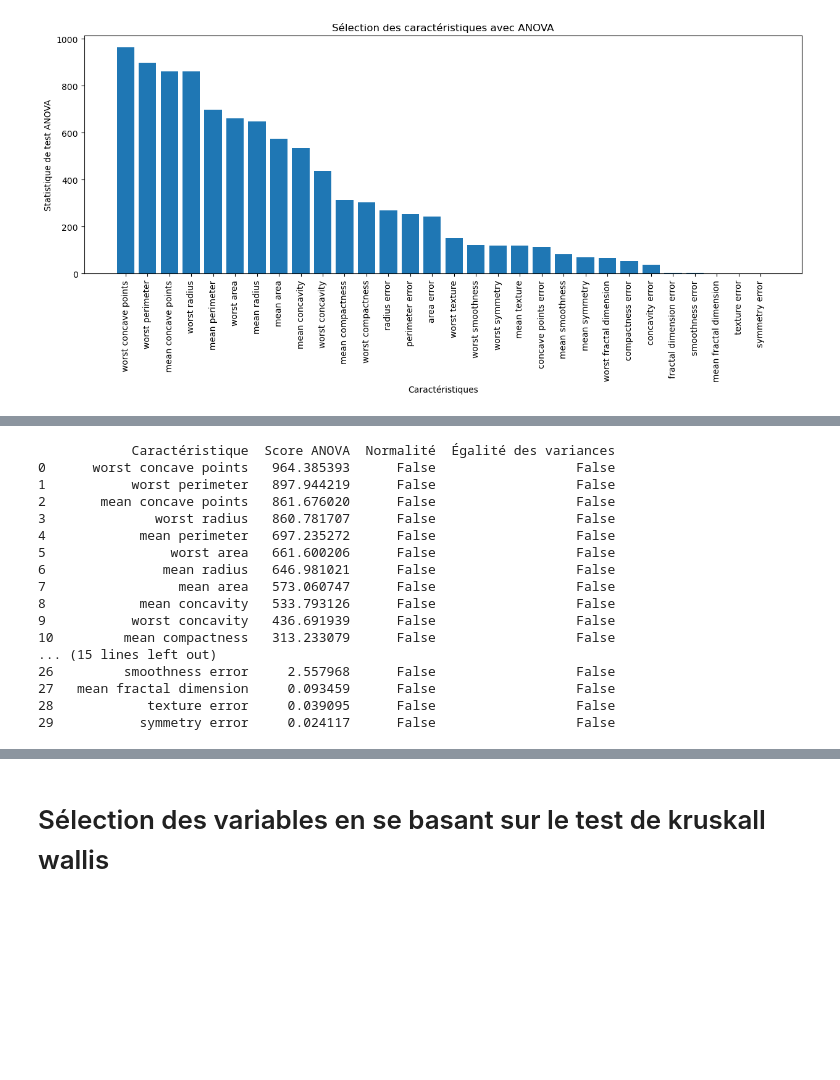
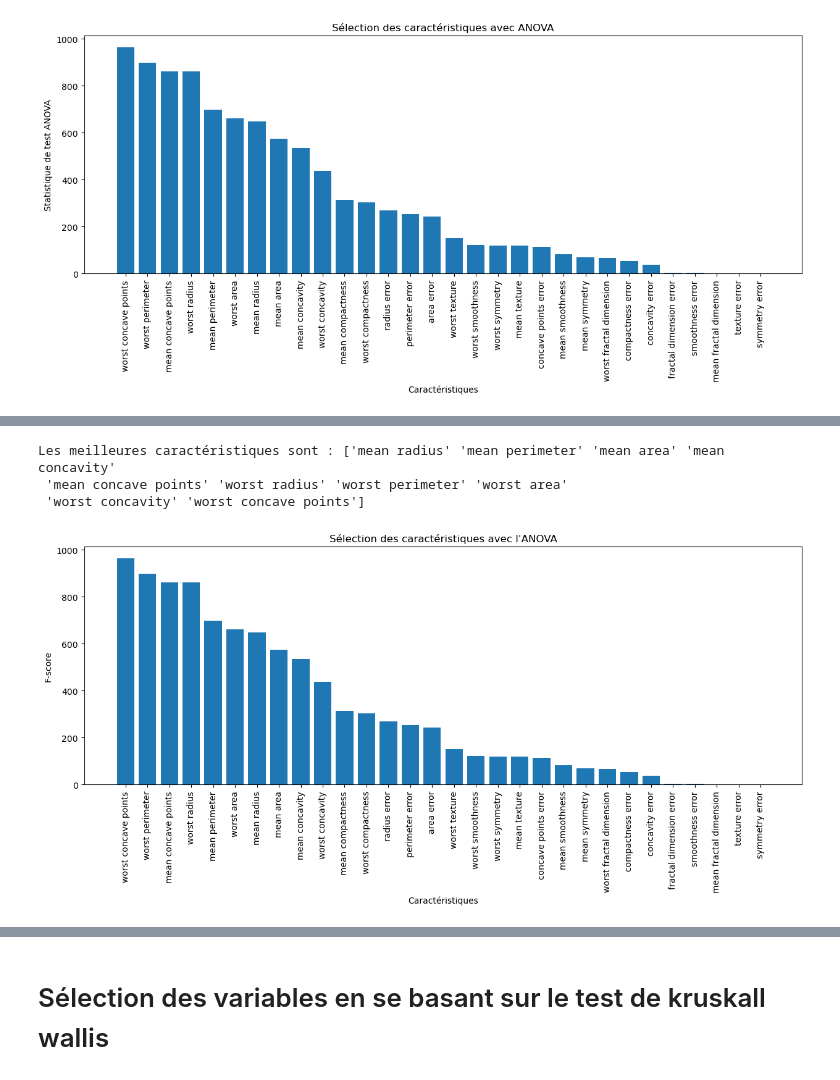
Before and after one commit to LeCoinStat/100JoursDeML, a Jupyter notebook: 04_Selection_Features/Selection_Features.ipynb, the cells around one changed output, grey strips where cells are left out. Saved outputs shown, nothing was run; the diff lists cells and outputs as text; code cells hidden in the pictures; blank space fills up the shorter version.

```diff
--- a/04_Selection_Features/Selection_Features.ipynb
+++ b/04_Selection_Features/Selection_Features.ipynb
@@ -98,38 +86,32 @@ Les meilleures caractéristiques sont : ['mean radius' 'mean perimeter' 'mean ar
-# %%
-from scipy.stats import shapiro, levene
-# Calculer la normalité et l'égalité des variances pour chaque variable
-normality = []
-equality_variances = []
-for i, column in enumerate(data.feature_names):
-    w, p_w = shapiro(X[:,i])
-    levene_stat, levene_p = levene(X[:,i][y==0], X[:,i][y==1], center='mean')
-    normality.append(p_w > 0.05)
-    equality_variances.append(levene_p > 0.05)
-
-# Appliquer la fonction SelectKBest avec ANOVA pour sélectionner les k meilleures caractéristiques
-selector = SelectKBest(score_func=f_classif, k='all')
-X_new = selector.fit_transform(X, y)
-anova_scores = selector.scores_
-sorted_indices = np.argsort(anova_scores)[::-1]
-
-# Afficher les résultats sous forme de tableau
-table = pd.DataFrame({'Caractéristique': data.feature_names[sorted_indices], 'Score ANOVA': anova_scores[sorted_indices], 'Normalité': np.array(normality)[sorted_indices], 'Égalité des variances': np.array(equality_variances)[sorted_indices]})
-print(table)
-# %% [output]
-            Caractéristique  Score ANOVA  Normalité  Égalité des variances
-0      worst concave points   964.385393      False                  False
-1           worst perimeter   897.944219      False                  False
-2       mean concave points   861.676020      False                  False
-3              worst radius   860.781707      False                  False
-4            mean perimeter   697.235272      False                  False
-5                worst area   661.600206      False                  False
-6               mean radius   646.981021      False                  False
-7                 mean area   573.060747      False                  False
-8            mean concavity   533.793126      False                  False
-9           worst concavity   436.691939      False                  False
-10         mean compactness   313.233079      False                  False
-... (15 lines left out)
-26         smoothness error     2.557968      False                  False
-27   mean fractal dimension     0.093459      False                  False
-28            texture error     0.039095      False                  False
-29           symmetry error     0.024117      False                  False
+# %%
+
+# Sélectionner les meilleures caractéristiques avec SelectKBest et ANOVA
+best_features = SelectKBest(score_func=f_classif, k=10)
+X_new = best_features.fit_transform(X, y)
+selected_features = data.feature_names[best_features.get_support()]
+
+print('Les meilleures caractéristiques sont :', selected_features)
+# %% [output]
+Les meilleures caractéristiques sont : ['mean radius' 'mean perimeter' 'mean area' 'mean concavity'
+ 'mean concave points' 'worst radius' 'worst perimeter' 'worst area'
+ 'worst concavity' 'worst concave points']
+# %%
+from scipy.stats import f_oneway,shapiro, levene
+# Séparer les données en deux groupes en fonction de la variable cible
+group0 = X[y == 0]
+group1 = X[y == 1]
+
+# Calculer les scores F pour chaque caractéristique avec l'ANOVA
+f_scores = np.array([f_oneway(group0[:, i], group1[:, i])[0] for i in range(X.shape[1])])
+sorted_indices = np.argsort(f_scores)[::-1]
+
+# Afficher la courbe des scores F
+plt.figure(figsize=(15, 5))
+plt.bar(x=columns[sorted_indices], height=f_scores[sorted_indices])
+plt.xticks(rotation=90)
+plt.xlabel('Caractéristiques')
+plt.ylabel("F-score")
+plt.title('Sélection des caractéristiques avec l\'ANOVA')
+plt.show()
+# %% [output]
+[figure, added]
```
Also changed, not shown: parts of 7 cells of this notebook.
